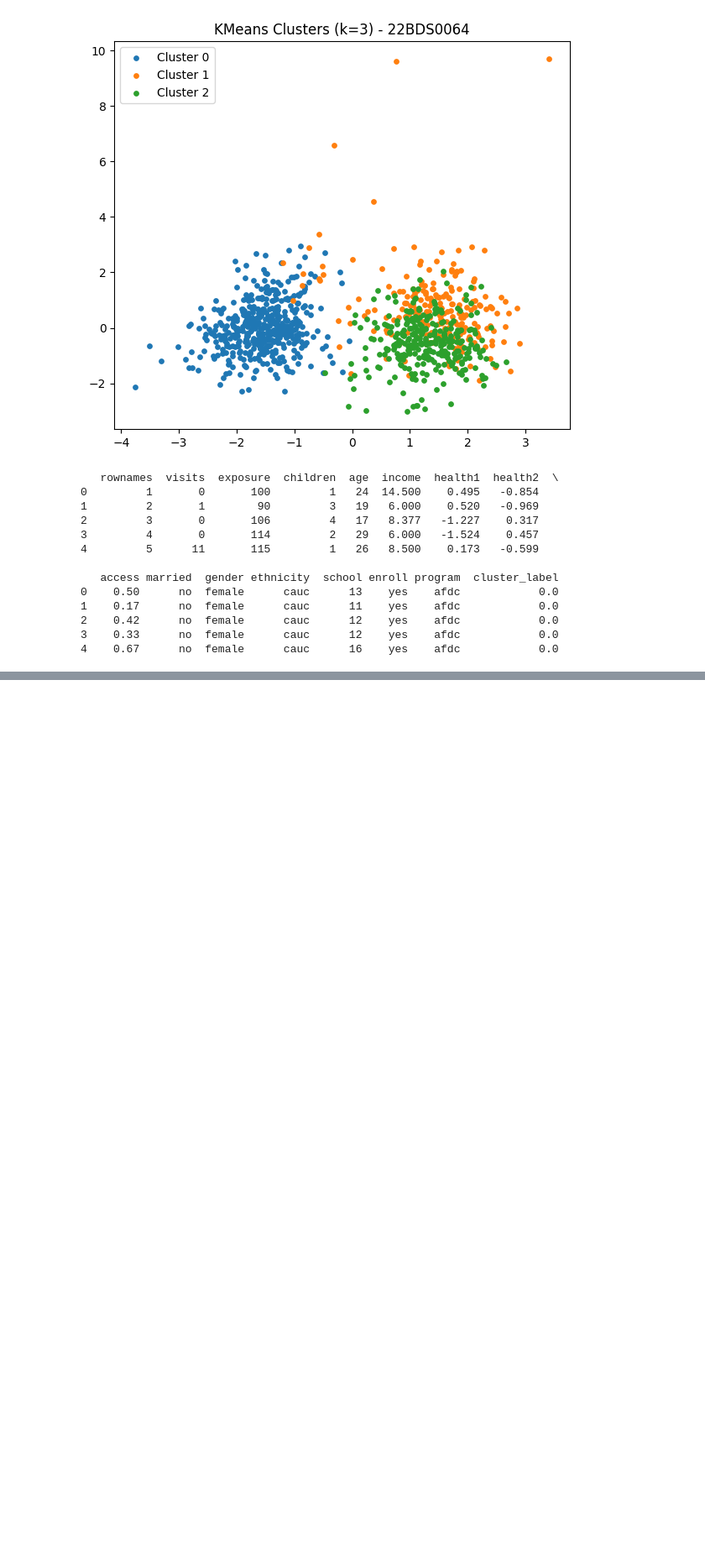
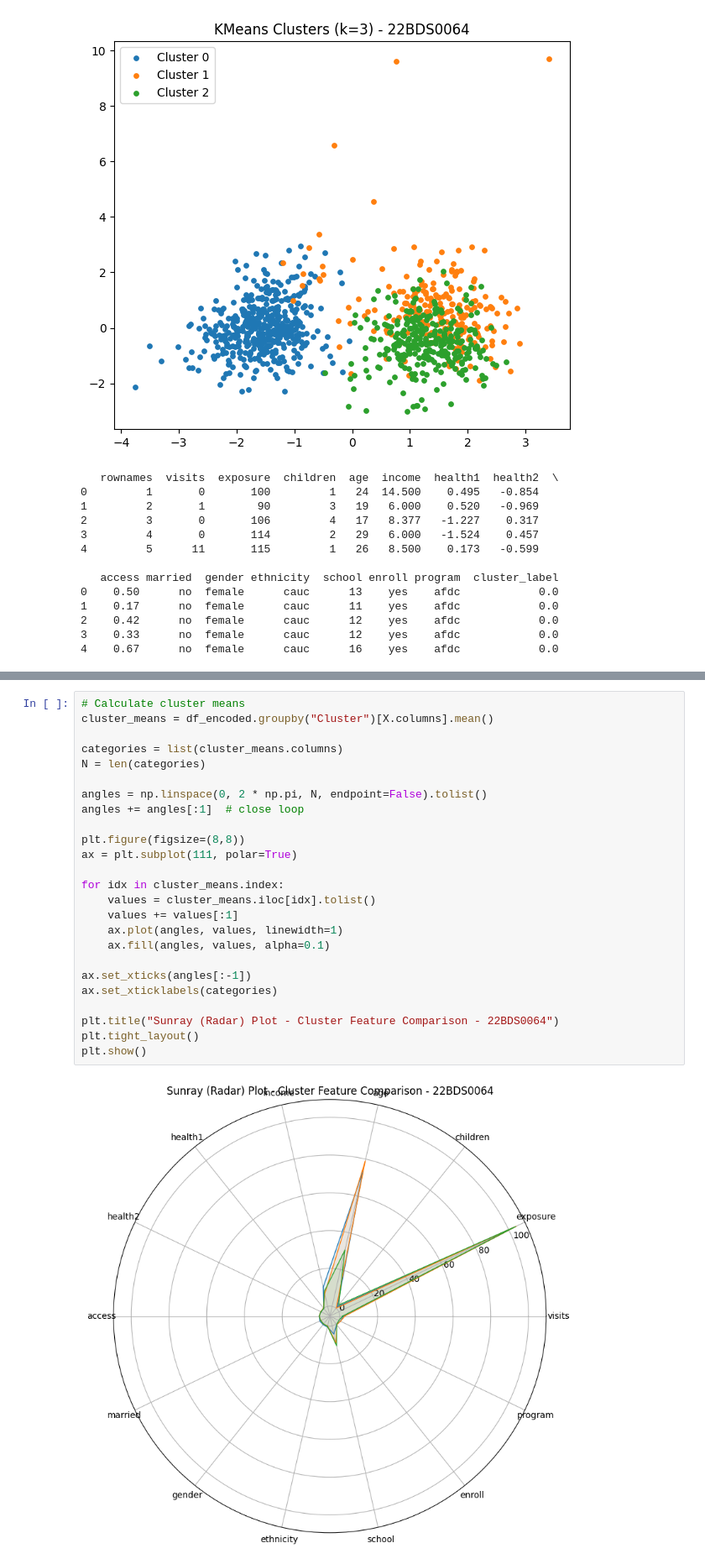
Before and after one commit to devansh391k/22BDS0064, a Jupyter notebook: 22BDS0064.ipynb, the cells around one changed output, grey strips where cells are left out. Shown at 84% size. Drawn from its saved outputs; the diff is of its cells as text; blank space fills up the shorter version.

```diff
--- a/22BDS0064.ipynb
+++ b/22BDS0064.ipynb
@@ -670,0 +729,27 @@ if len(numeric_cols) >= 2:
+# %%
+# Calculate cluster means
+cluster_means = df_encoded.groupby("Cluster")[X.columns].mean()
+
+categories = list(cluster_means.columns)
+N = len(categories)
+
+angles = np.linspace(0, 2 * np.pi, N, endpoint=False).tolist()
+angles += angles[:1]  # close loop
+
+plt.figure(figsize=(8,8))
+ax = plt.subplot(111, polar=True)
+
+for idx in cluster_means.index:
+    values = cluster_means.iloc[idx].tolist()
+    values += values[:1]
+    ax.plot(angles, values, linewidth=1)
+    ax.fill(angles, values, alpha=0.1)
+
+ax.set_xticks(angles[:-1])
+ax.set_xticklabels(categories)
+
+plt.title("Sunray (Radar) Plot - Cluster Feature Comparison - 22BDS0064")
+plt.tight_layout()
+plt.show()
+# %% [output]
+[figure, added]
```
Also changed, not shown: parts of 10 cells of this notebook.
